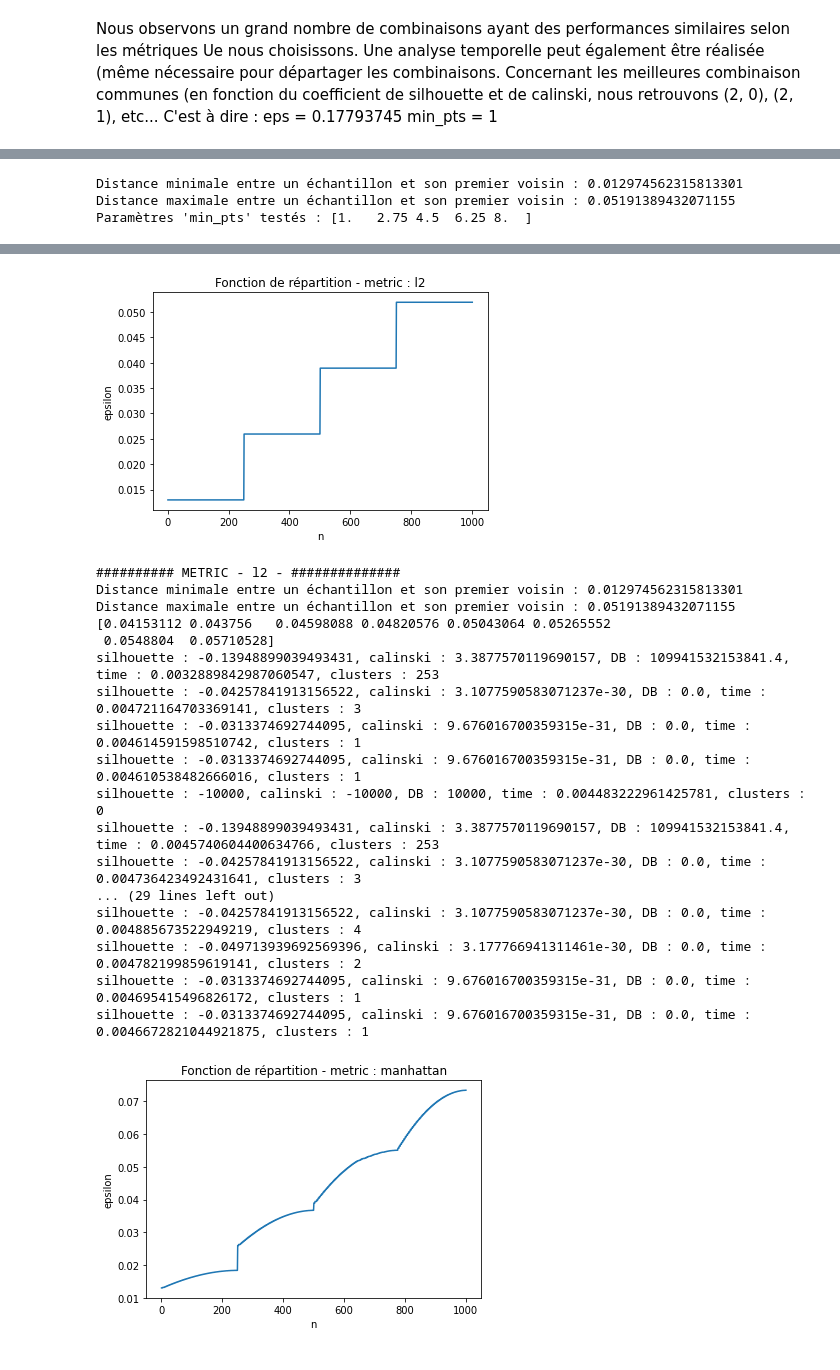
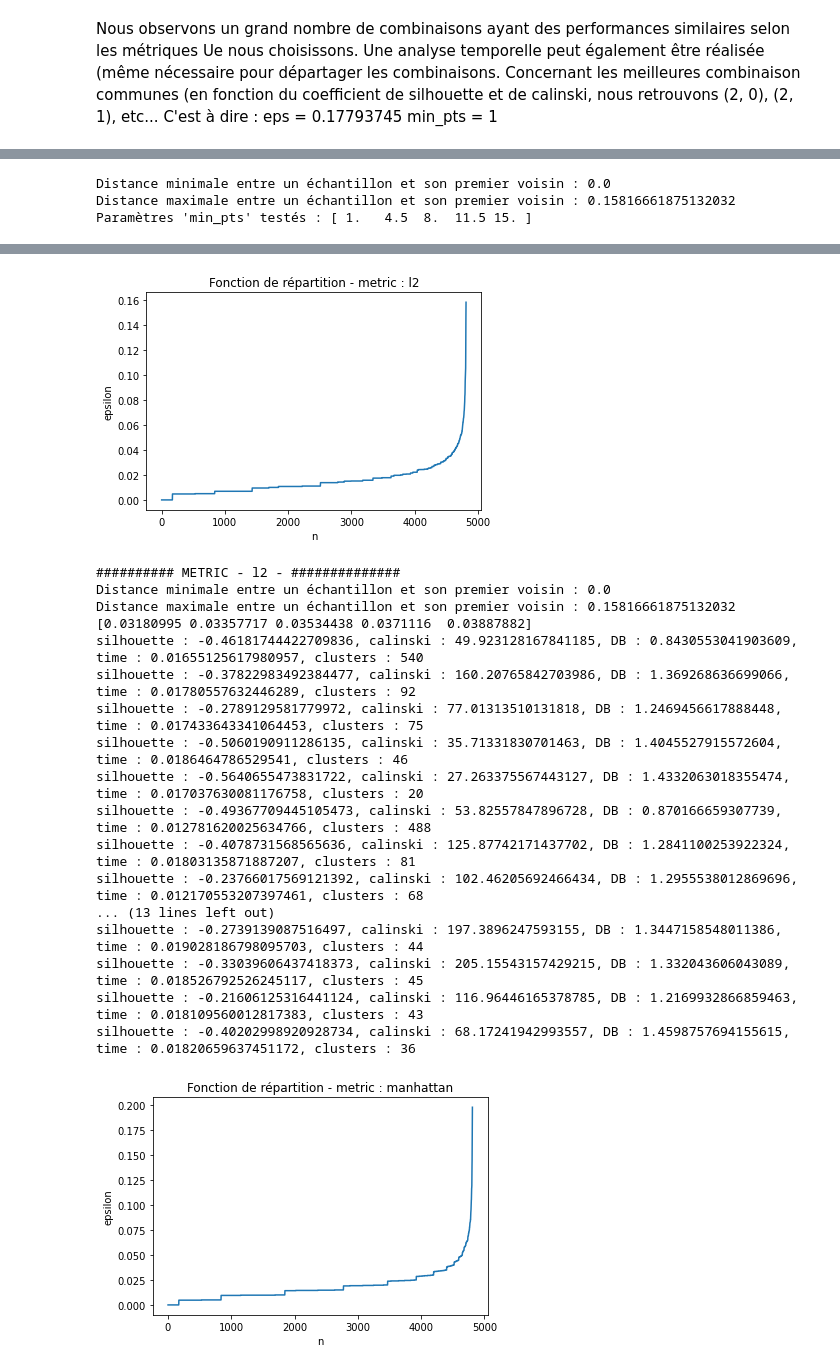
Before and after one commit to vgrau98/clustering_bigdata, a Jupyter notebook: TP3_DBSCAN.ipynb, the cells around one changed output, grey strips where cells are left out. Saved outputs shown, nothing was run; the diff lists cells and outputs as text; code cells hidden in the pictures.

```diff
--- a/TP3_DBSCAN.ipynb
+++ b/TP3_DBSCAN.ipynb
@@ -138,12 +138,11 @@ from sklearn.metrics import davies_bouldin_score
 
 
 #We want to determine the optimal epsilon and min_points for finding clusters
-def bestConfigDBSCAN(file, params_min_pts={"n":5, "min":1, "max":8},
-                params_eps={"n":5, "window_inf":0.75, "window_sup":1.5}):
+def bestConfigDBSCAN(file, params_min_pts={"n":5, "min":1, "max":50},
+                params_eps={"n":5, "window":0.1, "center":1}, cluster_filter=-1):
 
 
     databrut = arff.loadarff(open(file, 'r'))
-    min_points=np.arange(1, 10, 1)
 
 
     #With the last column is labels
@@ -214,16 +213,23 @@ def bestConfigDBSCAN(file, params_min_pts={"n":5, "min":1, "max":8},
         max_distance=sort_distance[-1]
         min_distance=sort_distance[0]
 
+        center_eps=sort_distance[round(len(sort_distance)*params_eps['center'])-1]
+
         print(f"########## METRIC - {v_metric} - ##############")
         print(f"Distance minimale entre un échantillon et son premier voisin : {min_distance} ")
         print(f"Distance maximale entre un échantillon et son premier voisin : {max_distance} ")
 
-        EPS[v_metric]=np.linspace(params_eps["window_inf"]*max_distance, params_eps['window_sup']*max_distance, params_eps["n"])
+        EPS[v_metric]=np.linspace(center_eps-center_eps*params_eps['window'], center_eps+center_eps*params_eps['window'], params_eps["n"])
         print(EPS[v_metric])
 
 
+
         for i_eps, v_eps in enumerate(EPS[v_metric]):
+
+
             for i_minpts, v_minpts in enumerate(MIN_POINTS):
+
+                test=False
 
                 tps1 = time.time()
                 cl_pred = cluster.DBSCAN(eps=v_eps, min_samples=v_minpts, metric=v_metric).fit_predict(data_scaled)
@@ -237,8 +243,11 @@ def bestConfigDBSCAN(file, params_min_pts={"n":5, "min":1, "max":8},
                 cal=-10000
                 DB=10000
 
+                if (n_clusters_==cluster_filter):
+                    test=True
 
-                if (len(set(cl_pred))>1):
+
+                if (len(set(cl_pred))>1) and (cluster_filter==-1 or test==True):
                     silh=metrics.silhouette_score(data_scaled, cl_pred)
                     cal=metrics.calinski_harabasz_score(data_scaled, cl_pred)
                     DB=davies_bouldin_score(data_scaled, cl_pred)
@@ -890,4 +1444,5 @@ coefficient de Davies Bouldin: 0.000000
 # %%
-#Precising the epsilon window
-eval_params, best_params, EPS=bestConfigDBSCAN(path+"dartboard1.arff", params_eps={"n":8, "window_inf":0.8, "window_sup":1.1})
+eval_params, best_params, EPS=bestConfigDBSCAN(path+"banana.arff",
+                                               params_eps={"n":5, "window":0.1,"center":0.95},
+                                                params_min_pts={'n':5, 'min':1, 'max':15})
 # %% [output]
@@ -896,3 +1451,3 @@ eval_params, best_params, EPS=bestConfigDBSCAN(path+"dartboard1.arff", params_ep
-Distance minimale entre un échantillon et son premier voisin : 0.012974562315813301
-Distance maximale entre un échantillon et son premier voisin : 0.05191389432071155
-Paramètres 'min_pts' testés : [1.   2.75 4.5  6.25 8.  ]
+Distance minimale entre un échantillon et son premier voisin : 0.0
+Distance maximale entre un échantillon et son premier voisin : 0.15816661875132032
+Paramètres 'min_pts' testés : [ 1.   4.5  8.  11.5 15. ]
@@ -935,20 +1490,20 @@ silhouette : -0.0313374692744095, calinski : 9.676016700359315e-31, DB : 0.0, ti
-[figure, old version]
+[figure, new version]
 ########## METRIC - l2 - ##############
-Distance minimale entre un échantillon et son premier voisin : 0.012974562315813301
-Distance maximale entre un échantillon et son premier voisin : 0.05191389432071155
-[0.04153112 0.043756   0.04598088 0.04820576 0.05043064 0.05265552
- 0.0548804  0.05710528]
-silhouette : -0.13948899039493431, calinski : 3.3877570119690157, DB : 109941532153841.4, time : 0.0032889842987060547, clusters : 253
-silhouette : -0.04257841913156522, calinski : 3.1077590583071237e-30, DB : 0.0, time : 0.004721164703369141, clusters : 3
-silhouette : -0.0313374692744095, calinski : 9.676016700359315e-31, DB : 0.0, time : 0.004614591598510742, clusters : 1
-silhouette : -0.0313374692744095, calinski : 9.676016700359315e-31, DB : 0.0, time : 0.004610538482666016, clusters : 1
-silhouette : -10000, calinski : -10000, DB : 10000, time : 0.004483222961425781, clusters : 0
-silhouette : -0.13948899039493431, calinski : 3.3877570119690157, DB : 109941532153841.4, time : 0.0045740604400634766, clusters : 253
-silhouette : -0.04257841913156522, calinski : 3.1077590583071237e-30, DB : 0.0, time : 0.004736423492431641, clusters : 3
-... (29 lines left out)
-silhouette : -0.04257841913156522, calinski : 3.1077590583071237e-30, DB : 0.0, time : 0.004885673522949219, clusters : 4
-silhouette : -0.049713939692569396, calinski : 3.177766941311461e-30, DB : 0.0, time : 0.004782199859619141, clusters : 2
-silhouette : -0.0313374692744095, calinski : 9.676016700359315e-31, DB : 0.0, time : 0.004695415496826172, clusters : 1
-silhouette : -0.0313374692744095, calinski : 9.676016700359315e-31, DB : 0.0, time : 0.0046672821044921875, clusters : 1
+Distance minimale entre un échantillon et son premier voisin : 0.0
+Distance maximale entre un échantillon et son premier voisin : 0.15816661875132032
+[0.03180995 0.03357717 0.03534438 0.0371116  0.03887882]
+silhouette : -0.46181744422709836, calinski : 49.923128167841185, DB : 0.8430553041903609, time : 0.01655125617980957, clusters : 540
+silhouette : -0.37822983492384477, calinski : 160.20765842703986, DB : 1.369268636699066, time : 0.01780557632446289, clusters : 92
+silhouette : -0.2789129581779972, calinski : 77.01313510131818, DB : 1.2469456617888448, time : 0.017433643341064453, clusters : 75
+silhouette : -0.5060190911286135, calinski : 35.71331830701463, DB : 1.4045527915572604, time : 0.0186464786529541, clusters : 46
+silhouette : -0.5640655473831722, calinski : 27.263375567443127, DB : 1.4332063018355474, time : 0.017037630081176758, clusters : 20
+silhouette : -0.49367709445105473, calinski : 53.82557847896728, DB : 0.870166659307739, time : 0.012781620025634766, clusters : 488
+silhouette : -0.4078731568565636, calinski : 125.87742171437702, DB : 1.2841100253922324, time : 0.01803135871887207, clusters : 81
+silhouette : -0.23766017569121392, calinski : 102.46205692466434, DB : 1.2955538012869696, time : 0.012170553207397461, clusters : 68
+... (13 lines left out)
+silhouette : -0.2739139087516497, calinski : 197.3896247593155, DB : 1.3447158548011386, time : 0.019028186798095703, clusters : 44
+silhouette : -0.33039606437418373, calinski : 205.15543157429215, DB : 1.332043606043089, time : 0.018526792526245117, clusters : 45
+silhouette : -0.21606125316441124, calinski : 116.96446165378785, DB : 1.2169932866859463, time : 0.018109560012817383, clusters : 43
+silhouette : -0.40202998920928734, calinski : 68.17241942993557, DB : 1.4598757694155615, time : 0.01820659637451172, clusters : 36
-[figure, old version]
+[figure, new version]
 ########## METRIC - manhattan - ##############
```
Also changed, not shown: parts of 71 cells of this notebook.
